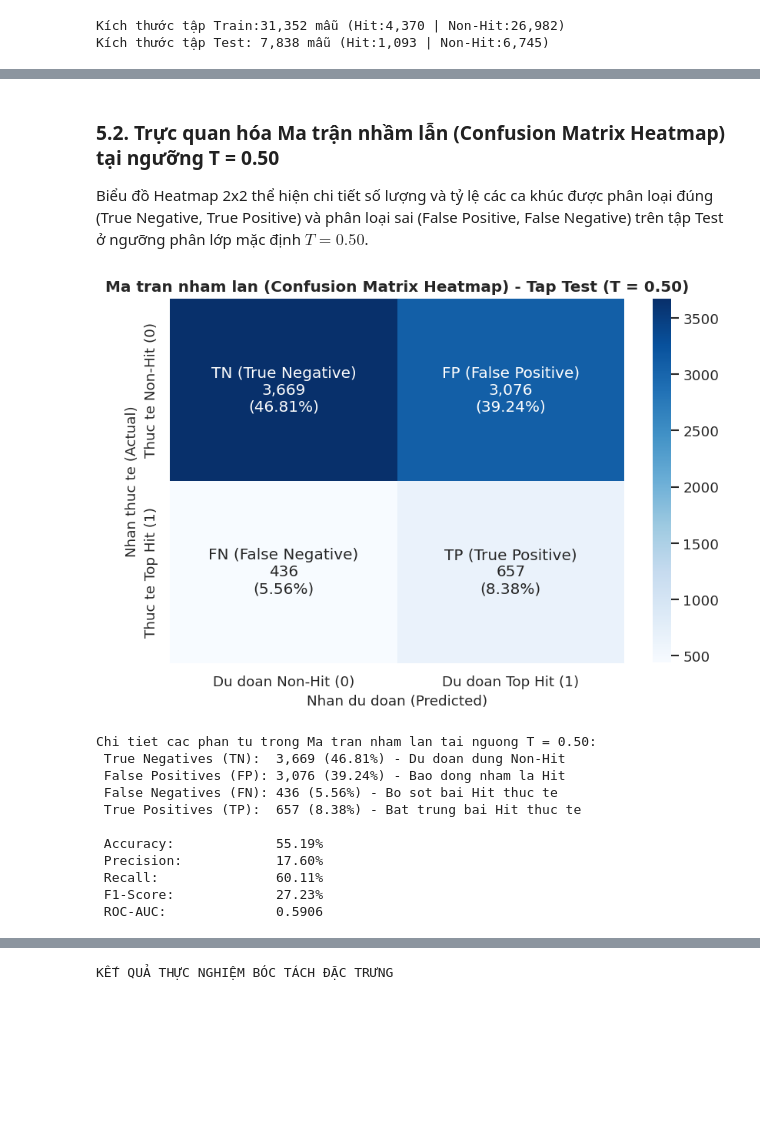
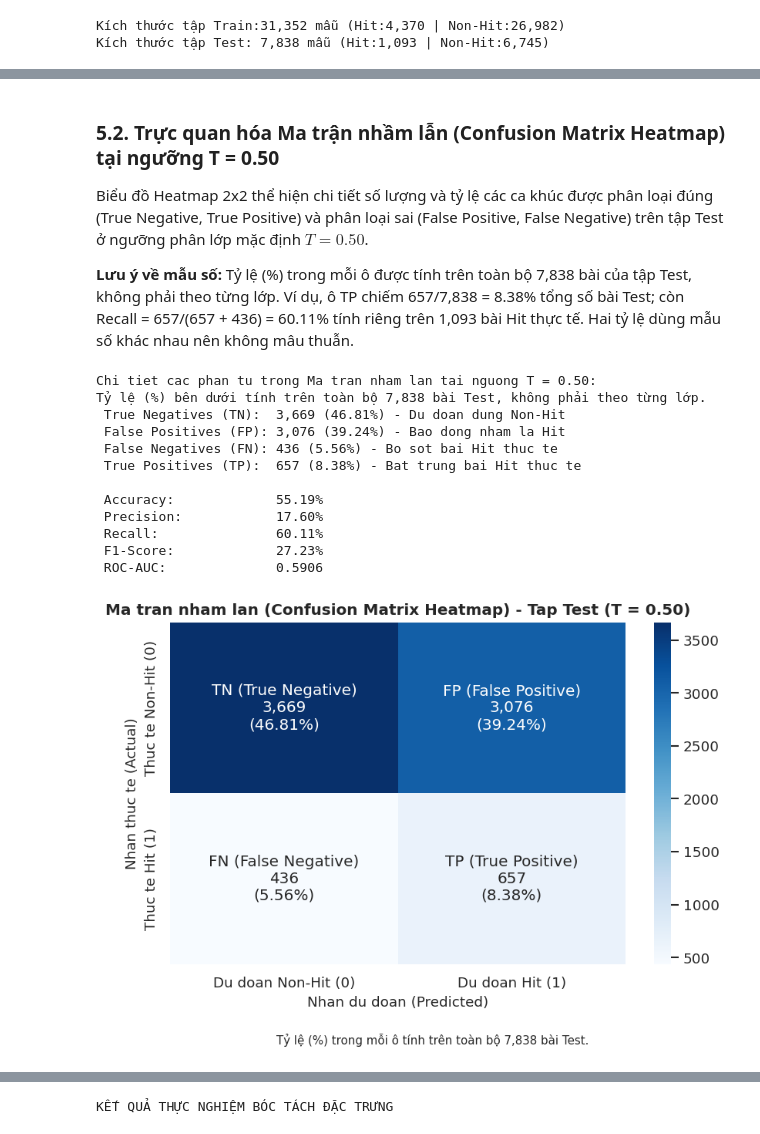
Before and after one commit to lyhiahan/Spotify_Audio_Trends_Analytics, a Jupyter notebook: notebooks/03_model.ipynb, the cells around one changed output, grey strips where cells are left out. Saved outputs shown, nothing was run; the diff lists cells and outputs as text; code cells hidden in the pictures; blank space fills up the shorter version.

```diff
--- a/notebooks/03_model.ipynb
+++ b/notebooks/03_model.ipynb
@@ -303,6 +311,8 @@ duration_min         0.1336      0.016      8.323      0.000       0.102       0
 ### 5.2. Trực quan hóa Ma trận nhầm lẫn (Confusion Matrix Heatmap) tại ngưỡng T = 0.50
 
 Biểu đồ Heatmap 2x2 thể hiện chi tiết số lượng và tỷ lệ các ca khúc được phân loại đúng (True Negative, True Positive) và phân loại sai (False Positive, False Negative) trên tập Test ở ngưỡng phân lớp mặc định $T = 0.50$.
+
+**Lưu ý về mẫu số:** Tỷ lệ (%) trong mỗi ô được tính trên toàn bộ 7,838 bài của tập Test, không phải theo từng lớp. Ví dụ, ô TP chiếm 657/7,838 = 8.38% tổng số bài Test; còn Recall = 657/(657 + 436) = 60.11% tính riêng trên 1,093 bài Hit thực tế. Hai tỷ lệ dùng mẫu số khác nhau nên không mâu thuẫn.
 # %%
 from sklearn.metrics import accuracy_score, precision_score, recall_score, f1_score, roc_auc_score, confusion_matrix
 import matplotlib.pyplot as plt
@@ -326,45 +336,48 @@ tn, fp, fn, tp = cm.ravel()
 plt.figure(figsize=(7, 5))
 labels = [
     [f'TN (True Negative)\n{tn:,}\n({tn/len(y_test)*100:.2f}%)', f'FP (False Positive)\n{fp:,}\n({fp/len(y_test)*100:.2f}%)'],
     [f'FN (False Negative)\n{fn:,}\n({fn/len(y_test)*100:.2f}%)', f'TP (True Positive)\n{tp:,}\n({tp/len(y_test)*100:.2f}%)']
 ]
 
 sns.heatmap(
     cm,
     annot=labels,
     fmt='',
     cmap='Blues',
     cbar=True,
-    xticklabels=['Du doan Non-Hit (0)', 'Du doan Top Hit (1)'],
-    yticklabels=['Thuc te Non-Hit (0)', 'Thuc te Top Hit (1)']
+    xticklabels=['Du doan Non-Hit (0)', 'Du doan Hit (1)'],
+    yticklabels=['Thuc te Non-Hit (0)', 'Thuc te Hit (1)']
 )
 plt.title('Ma tran nham lan (Confusion Matrix Heatmap) - Tap Test (T = 0.50)', fontsize=12, fontweight='bold')
 plt.xlabel('Nhan du doan (Predicted)')
 plt.ylabel('Nhan thuc te (Actual)')
-plt.tight_layout()
+plt.figtext(0.5, 0.01, f'Tỷ lệ (%) trong mỗi ô tính trên toàn bộ {len(y_test):,} bài Test.', ha='center', fontsize=9)
+plt.tight_layout(rect=[0, 0.05, 1, 1])
 plt.show()
 
 print('Chi tiet cac phan tu trong Ma tran nham lan tai nguong T = 0.50:')
+print(f'Tỷ lệ (%) bên dưới tính trên toàn bộ {len(y_test):,} bài Test, không phải theo từng lớp.')
 print(f' True Negatives (TN):  {tn:,} ({tn/len(y_test)*100:.2f}%) - Du doan dung Non-Hit')
 print(f' False Positives (FP): {fp:,} ({fp/len(y_test)*100:.2f}%) - Bao dong nham la Hit')
 print(f' False Negatives (FN): {fn:,} ({fn/len(y_test)*100:.2f}%) - Bo sot bai Hit thuc te')
 print(f' True Positives (TP):  {tp:,} ({tp/len(y_test)*100:.2f}%) - Bat trung bai Hit thuc te')
 print()
 print(f' Accuracy:             {acc*100:.2f}%')
 print(f' Precision:            {prec*100:.2f}%')
 print(f' Recall:               {rec*100:.2f}%')
 print(f' F1-Score:             {f1*100:.2f}%')
 print(f' ROC-AUC:              {roc_auc:.4f}')
 # %% [output]
+Chi tiet cac phan tu trong Ma tran nham lan tai nguong T = 0.50:
+Tỷ lệ (%) bên dưới tính trên toàn bộ 7,838 bài Test, không phải theo từng lớp.
+ True Negatives (TN):  3,669 (46.81%) - Du doan dung Non-Hit
+ False Positives (FP): 3,076 (39.24%) - Bao dong nham la Hit
+ False Negatives (FN): 436 (5.56%) - Bo sot bai Hit thuc te
+ True Positives (TP):  657 (8.38%) - Bat trung bai Hit thuc te
+
+ Accuracy:             55.19%
+ Precision:            17.60%
+ Recall:               60.11%
+ F1-Score:             27.23%
+ ROC-AUC:              0.5906
-[figure, old version]
+[figure, new version]
-Chi tiet cac phan tu trong Ma tran nham lan tai nguong T = 0.50:
- True Negatives (TN):  3,669 (46.81%) - Du doan dung Non-Hit
- False Positives (FP): 3,076 (39.24%) - Bao dong nham la Hit
- False Negatives (FN): 436 (5.56%) - Bo sot bai Hit thuc te
- True Positives (TP):  657 (8.38%) - Bat trung bai Hit thuc te
-
- Accuracy:             55.19%
- Precision:            17.60%
- Recall:               60.11%
- F1-Score:             27.23%
- ROC-AUC:              0.5906
```
Also changed, not shown: parts of 24 cells of this notebook.
